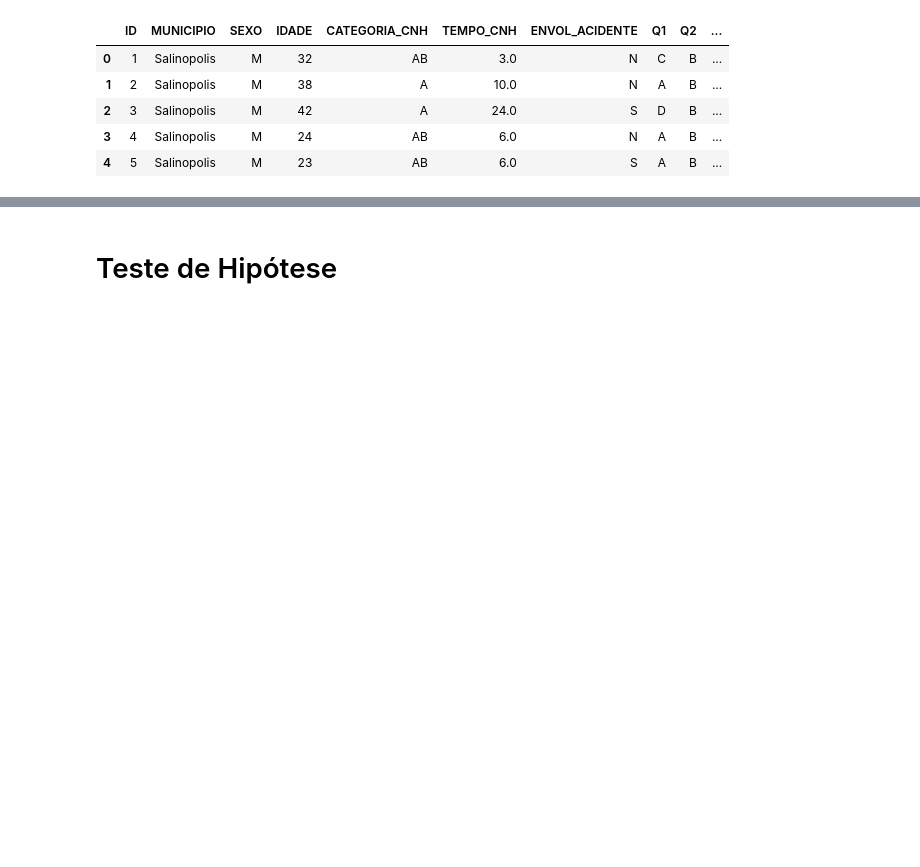
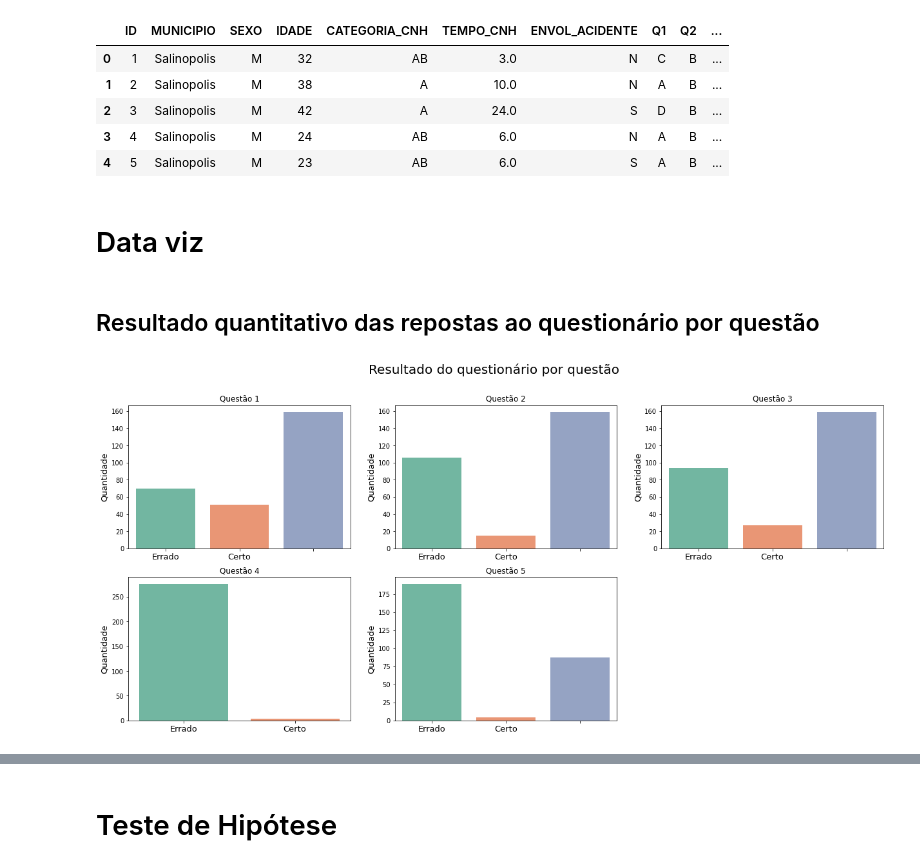
Before and after one commit to JulioHenri/Trabalho_DETRAN, a Jupyter notebook: dataset-and-code/detran.ipynb, the cells around one changed output, grey strips where cells are left out. Cells and saved outputs as stored; diff of their text form; code cells hidden in the pictures; blank space fills up the shorter version.

```diff
--- a/dataset-and-code/detran.ipynb
+++ b/dataset-and-code/detran.ipynb
@@ -351,0 +211,4 @@ Name: Q5, dtype: int64
+# %%
+for i in df[['Q1','Q2','Q3','Q4','Q5','Q6','Q7','Q8','Q9','Q10']]:
+  group = df.groupby(by=['MUNICIPIO', i])[i].count()
+  print(group)
@@ -410,0 +235,4 @@ Name: Q5, dtype: int64
+# %%
+for i in df[['Q1','Q2','Q3','Q4','Q5','Q6','Q7','Q8','Q9','Q10']]:
+  group = df.groupby(by=['ENVOL_ACIDENTE', i])[i].count()
+  print(group)
@@ -848,3 +308,51 @@ df.head()
 | 2 | 3 | Salinopolis | M | 42 | A | 24.0 | S | D | B | ... |
 | 3 | 4 | Salinopolis | M | 24 | AB | 6.0 | N | A | B | ... |
 | 4 | 5 | Salinopolis | M | 23 | AB | 6.0 | S | A | B | ... |
+# %% [markdown]
+# Data viz
+# %% [markdown]
+## Resultado quantitativo das repostas ao questionário por questão
+# %%
+plt.figure(figsize = (21, 9))
+plt.suptitle('Resultado do questionário por questão', fontsize=20)
+
+plt.subplot(2,3,1)
+ax = sns.countplot(df.Q1_gab, palette="Set2")
+ax.set_ylabel('Quantidade', fontsize= 13)
+ax.set_xlabel('')
+ax.set_xticklabels(['Errado','Certo'], fontsize=13)
+plt.title('Questão 1')
+
+
+plt.subplot(2,3,2)
+ax = sns.countplot(df.Q2_gab, palette="Set2")
+ax.set_ylabel('Quantidade', fontsize= 13)
+ax.set_xlabel('')
+ax.set_xticklabels(['Errado','Certo'], fontsize=13)
+plt.title('Questão 2')
+
+
+plt.subplot(2,3,3)
+ax = sns.countplot(df.Q3_gab, palette="Set2")
+ax.set_ylabel('Quantidade', fontsize= 13)
+ax.set_xlabel('')
+ax.set_xticklabels(['Errado','Certo'], fontsize=13)
+plt.title('Questão 3')
+
+
+plt.subplot(2,3,4)
+ax = sns.countplot(df.Q4_gab, palette="Set2")
+ax.set_ylabel('Quantidade', fontsize= 13)
+ax.set_xlabel('')
+ax.set_xticklabels(['Errado','Certo'], fontsize=13)
+plt.title('Questão 4')
+
+
+plt.subplot(2,3,5)
+ax = sns.countplot(df.Q5_gab, palette="Set2")
+ax.set_ylabel('Quantidade', fontsize= 13)
+ax.set_xlabel('')
+ax.set_xticklabels(['Errado','Certo'], fontsize=13)
+plt.title('Questão 5');
+# %% [output]
+[figure, added]
```
Also changed, not shown: parts of 104 cells of this notebook.
